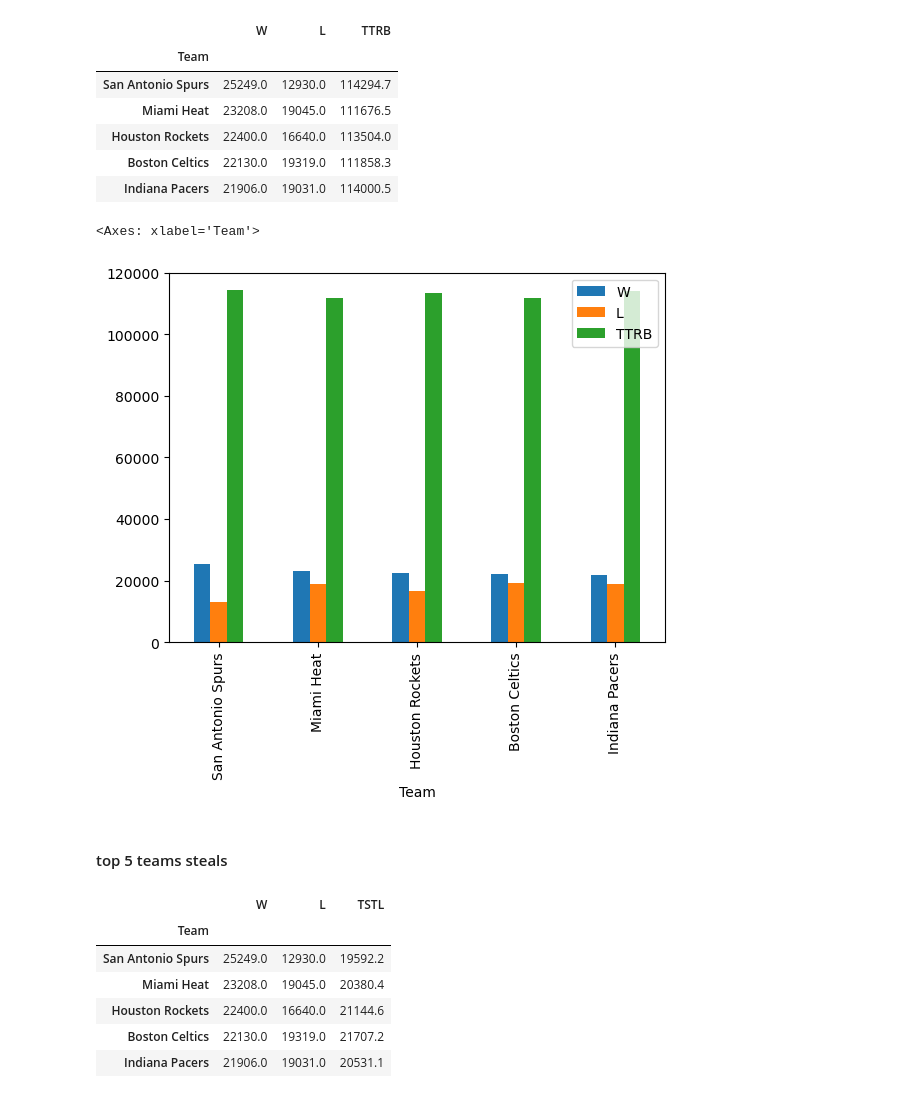
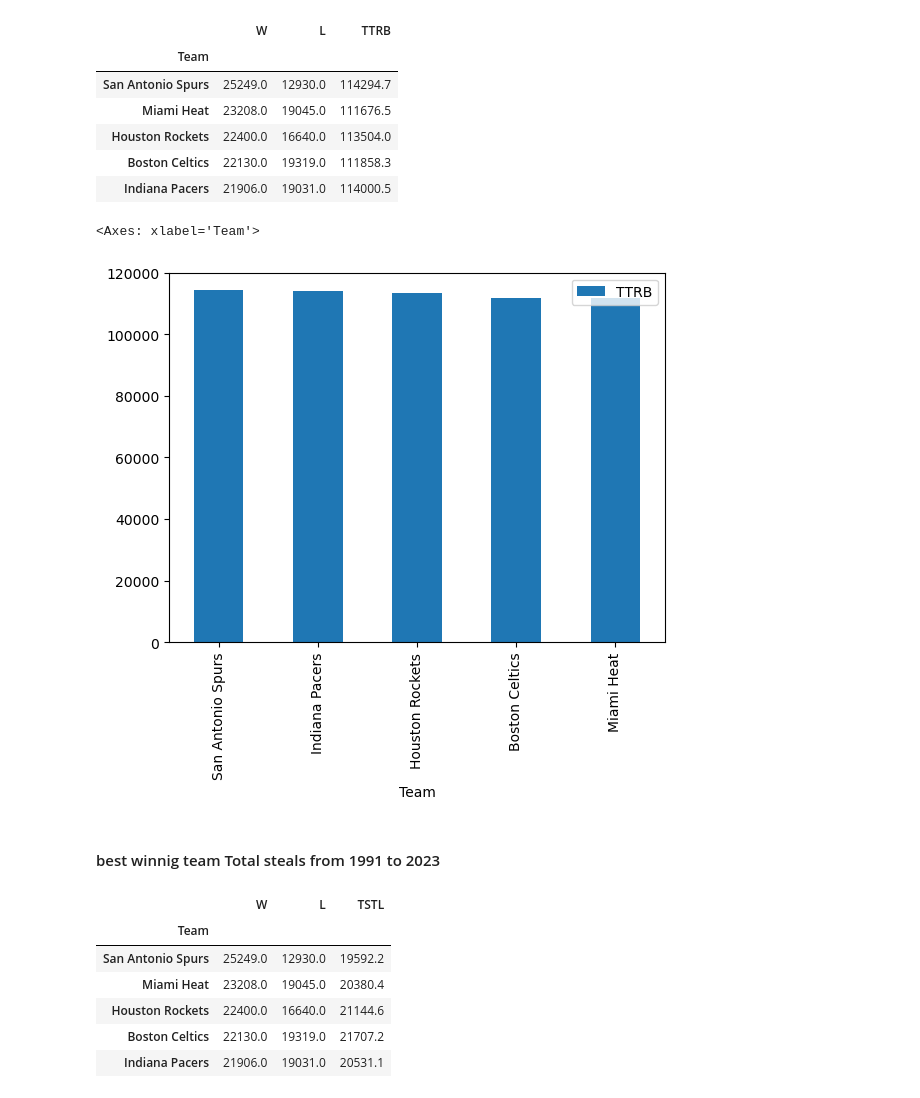
Before and after one commit to khaled-gohar/Python_PBI_NBA-Analysis, a Jupyter notebook: NBA_Analysis.ipynb, the cells around one changed output. Cells and saved outputs as stored; diff of their text form; code cells hidden in the pictures.

Commit message:
update graphs and nba_analysis files

```diff
--- a/NBA_Analysis.ipynb
+++ b/NBA_Analysis.ipynb
@@ -335,6 +335,10 @@ best_team
 | Houston Rockets | 22400.0 | 16640.0 | 26254 | 271140.7 | 58791.1 | 113504.0 | 21144.6 | 13302.2 | 38954.4 |
 | Boston Celtics | 22130.0 | 19319.0 | 27218 | 269658.1 | 60060.5 | 111858.3 | 21707.2 | 12617.5 | 37654.6 |
 | Indiana Pacers | 21906.0 | 19031.0 | 27676 | 270224.0 | 61362.4 | 114000.5 | 20531.1 | 13554.6 | 38393.8 |
+# %%
+ndf=best_team
+# %%
+ndf = ndf.reset_index()
 # %%
 Team_stats[['Team','W','L']].groupby('Team').sum().sort_values('W',ascending=False).head(5).plot.bar()
 # %% [output]
@@ -370,12 +391,12 @@ Team_stats[['Team','W','L','TTRB']].groupby('Team').sum().sort_values(['W','TTRB
 | Boston Celtics | 22130.0 | 19319.0 | 111858.3 |
 | Indiana Pacers | 21906.0 | 19031.0 | 114000.5 |
 # %%
-Team_stats[['Team','W','L','TTRB']].groupby('Team').sum().sort_values(['W','TTRB'],ascending=False).head(5).plot.bar()
+ndf[['Team','TTRB']].groupby('Team').sum().sort_values('TTRB',ascending=False).head(5).plot.bar()
 # %% [output]
 <Axes: xlabel='Team'>
-[figure, old version]
+[figure, new version]
-# %% [markdown]
-#### top 5 teams steals
+# %% [markdown]
+#### best winnig team Total steals from 1991 to 2023
 # %%
 Team_stats[['Team','W','L','TSTL']].groupby('Team').sum().sort_values(['W','TSTL'],ascending=False).head(5)
 # %% [output]
```
Also changed, not shown: parts of 15 cells of this notebook, 11 other files.
